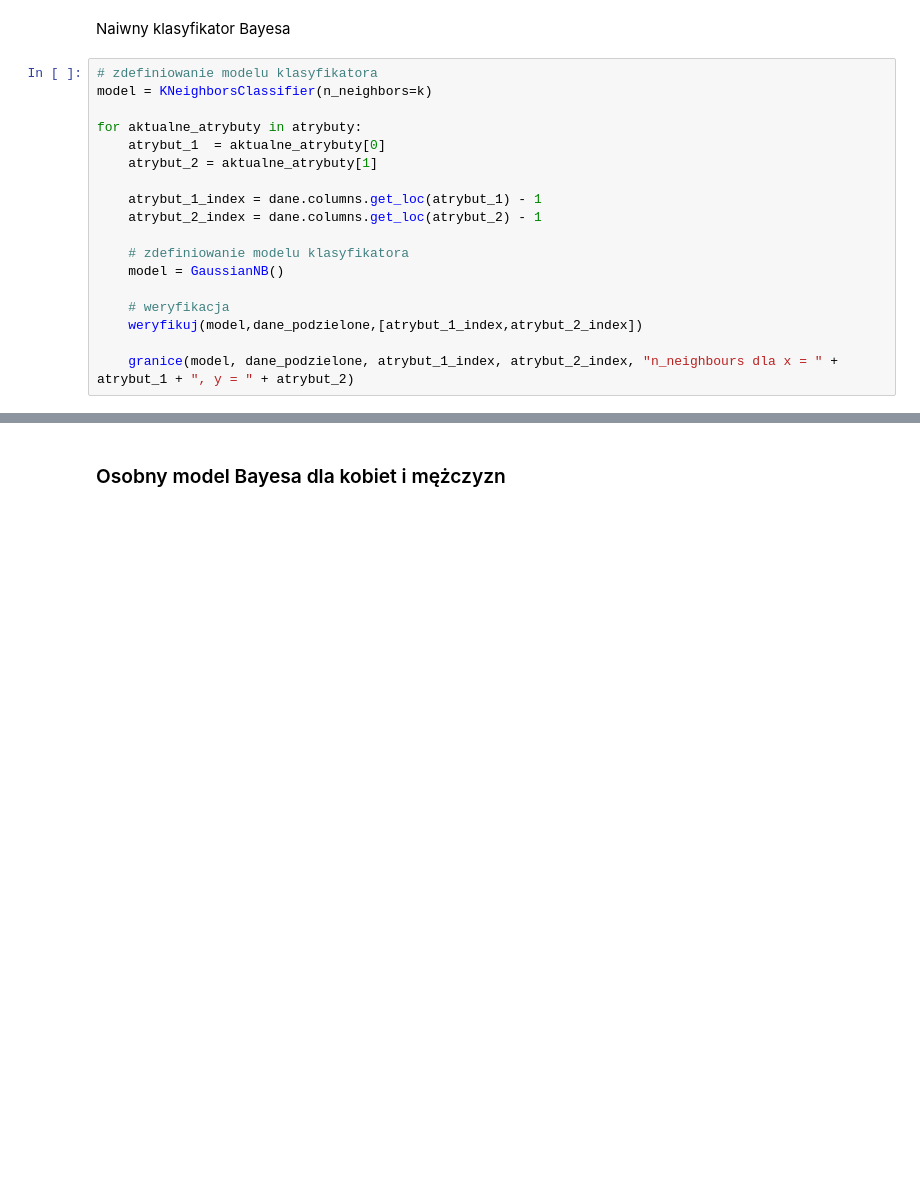
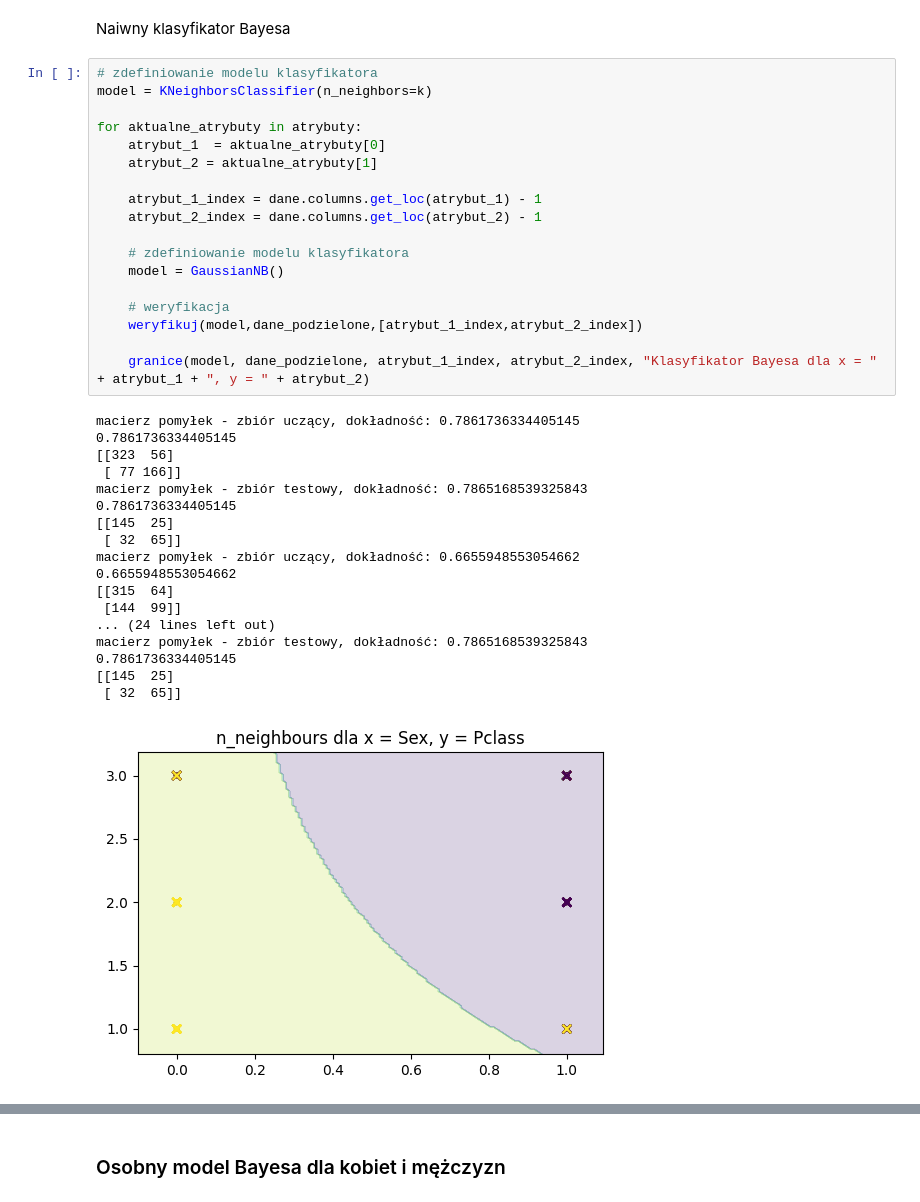
Before and after one commit to nataliabpw/titanic, a Jupyter notebook: project.ipynb, the cells around one changed output, grey strips where cells are left out. Cells and saved outputs as stored; diff of their text form; blank space fills up the shorter version.

```diff
--- a/project.ipynb
+++ b/project.ipynb
@@ -270,18 +404,37 @@ Naiwny klasyfikator Bayesa
 # %%
 # zdefiniowanie modelu klasyfikatora
 model = KNeighborsClassifier(n_neighbors=k)
 
 for aktualne_atrybuty in atrybuty:
     atrybut_1  = aktualne_atrybuty[0]
     atrybut_2 = aktualne_atrybuty[1]
 
     atrybut_1_index = dane.columns.get_loc(atrybut_1) - 1
     atrybut_2_index = dane.columns.get_loc(atrybut_2) - 1
 
     # zdefiniowanie modelu klasyfikatora
     model = GaussianNB()
 
     # weryfikacja
     weryfikuj(model,dane_podzielone,[atrybut_1_index,atrybut_2_index])
 
-    granice(model, dane_podzielone, atrybut_1_index, atrybut_2_index, "n_neighbours dla x = " + atrybut_1 + ", y = " + atrybut_2)
+    granice(model, dane_podzielone, atrybut_1_index, atrybut_2_index, "Klasyfikator Bayesa dla x = " + atrybut_1 + ", y = " + atrybut_2)
+# %% [output]
+macierz pomyłek - zbiór uczący, dokładność: 0.7861736334405145
+0.7861736334405145
+[[323  56]
+ [ 77 166]]
+macierz pomyłek - zbiór testowy, dokładność: 0.7865168539325843
+0.7861736334405145
+[[145  25]
+ [ 32  65]]
+macierz pomyłek - zbiór uczący, dokładność: 0.6655948553054662
+0.6655948553054662
+[[315  64]
+ [144  99]]
+... (24 lines left out)
+macierz pomyłek - zbiór testowy, dokładność: 0.7865168539325843
+0.7861736334405145
+[[145  25]
+ [ 32  65]]
+[figure, added]
```
Also changed, not shown: parts of 18 cells of this notebook.
